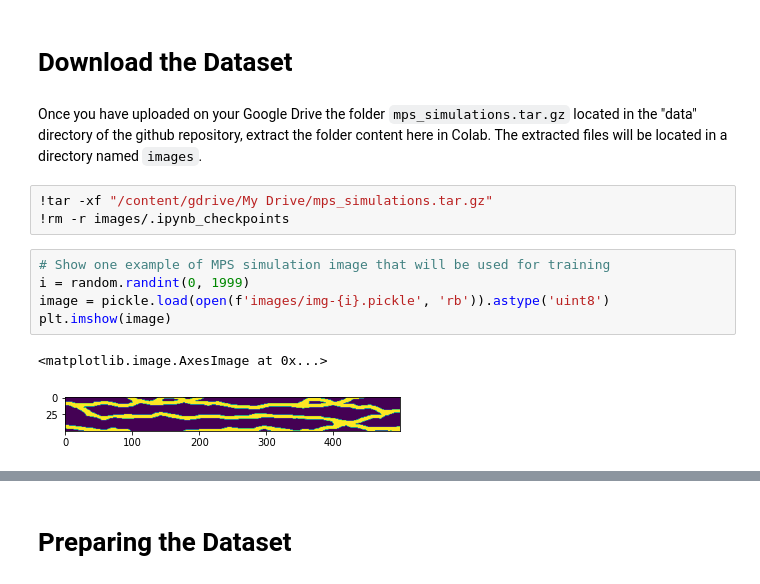
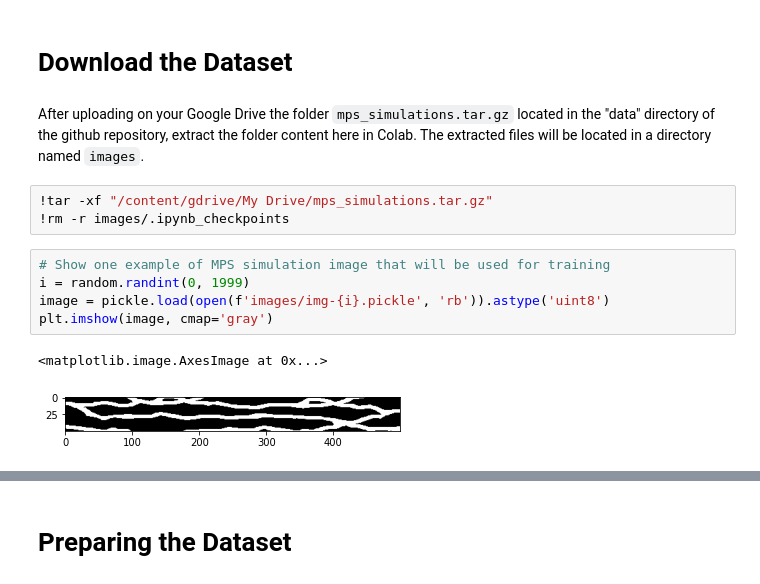
Before and after one commit to lamd91/VAE_DA, a Jupyter notebook: VAE_MPS.ipynb, the cells around one changed output, grey strips where cells are left out. Saved outputs shown, nothing was run; the diff lists cells and outputs as text.

```diff
--- a/VAE_MPS.ipynb
+++ b/VAE_MPS.ipynb
@@ -26,17 +26,17 @@ Mounted at /content/gdrive
 # %% [markdown]
 # Download the Dataset
 # %% [markdown]
-Once you have uploaded on your Google Drive the folder `mps_simulations.tar.gz` located in the "data" directory of the github repository, extract the folder content here in Colab. The extracted files will be located in a directory named `images`.
+After uploading on your Google Drive the folder `mps_simulations.tar.gz` located in the "data" directory of the github repository, extract the folder content here in Colab. The extracted files will be located in a directory named `images`.
 # %%
 !tar -xf "/content/gdrive/My Drive/mps_simulations.tar.gz"
 !rm -r images/.ipynb_checkpoints
 # %%
 # Show one example of MPS simulation image that will be used for training
 i = random.randint(0, 1999)
 image = pickle.load(open(f'images/img-{i}.pickle', 'rb')).astype('uint8')
-plt.imshow(image)
+plt.imshow(image, cmap='gray')
 # %% [output]
 <matplotlib.image.AxesImage at 0x...>
-[figure, old version]
+[figure, new version]
 # %%
 # Define global constants
```
Also changed, not shown: parts of 15 cells of this notebook.
